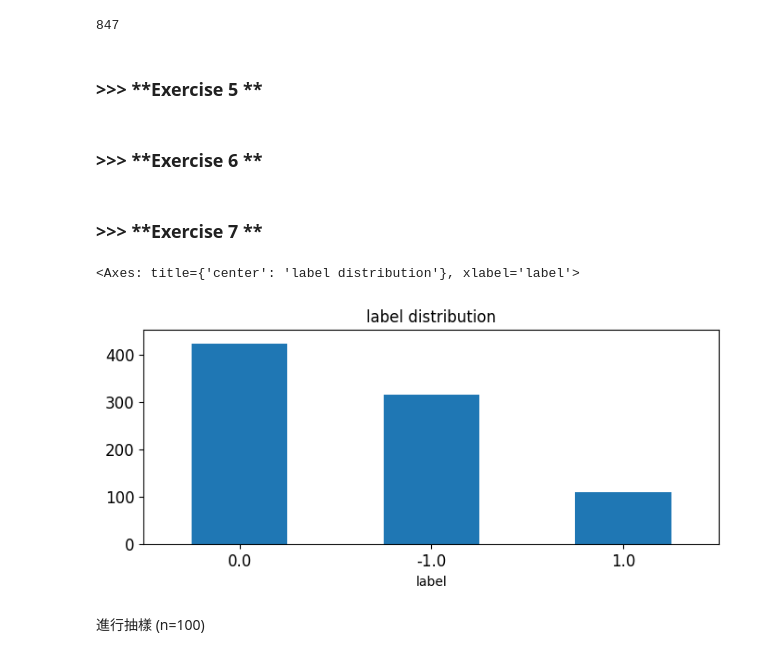
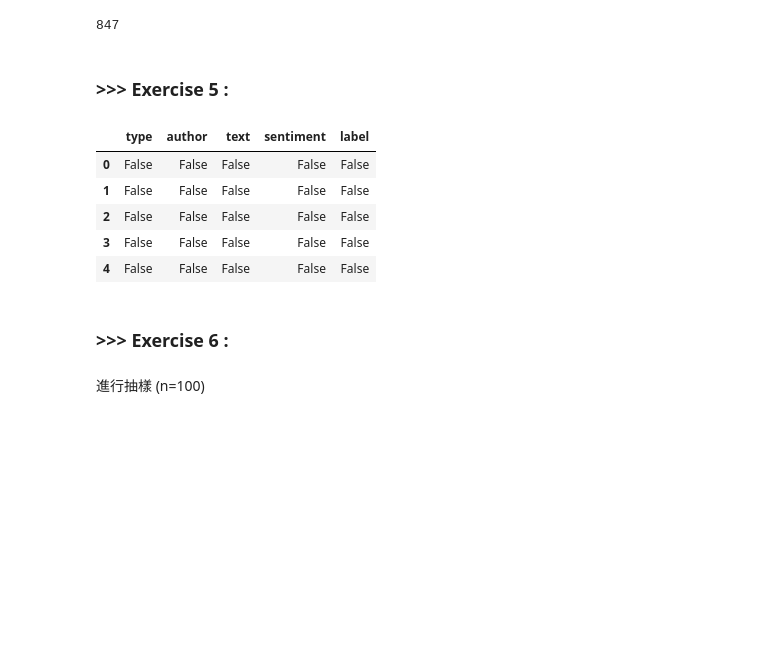
Before and after one commit to hsinyulin1323/DM2025-Lab1-Exercise, a Jupyter notebook: DM2025-Lab1-Homework.ipynb, the cells around one changed output. Drawn from its saved outputs; the diff is of its cells as text; code cells hidden in the pictures; blank space fills up the shorter version.

```diff
--- a/DM2025-Lab1-Homework.ipynb
+++ b/DM2025-Lab1-Homework.ipynb
@@ -213,21 +213,18 @@ len(X)
 # %% [output]
 847
 # %% [markdown]
-### >>> **Exercise 5 **
+### **>>> Exercise 5 :**
+# %%
+stock_df.head().isnull()
+# %% [output]
+|  | type | author | text | sentiment | label |
+| 0 | False | False | False | False | False |
+| 1 | False | False | False | False | False |
+| 2 | False | False | False | False | False |
+| 3 | False | False | False | False | False |
+| 4 | False | False | False | False | False |
 # %% [markdown]
-### >>> **Exercise 6 **
+### **>>> Exercise 6 :**
-# %% [markdown]
-### >>> **Exercise 7 **
-# %%
-stock_df.label.value_counts().plot(
-    kind='bar',
-    title= 'label distribution',
-    ylim= [0, df.label.value_counts().max()+30],
-    rot =0, fontsize=12, figsize=(8,3)
-)
-# %% [output]
-<Axes: title={'center': 'label distribution'}, xlabel='label'>
-[figure, removed]
 # %% [markdown]
 進行抽樣 (n=100)
 # %%
```
Also changed, not shown: parts of 13 cells of this notebook.
